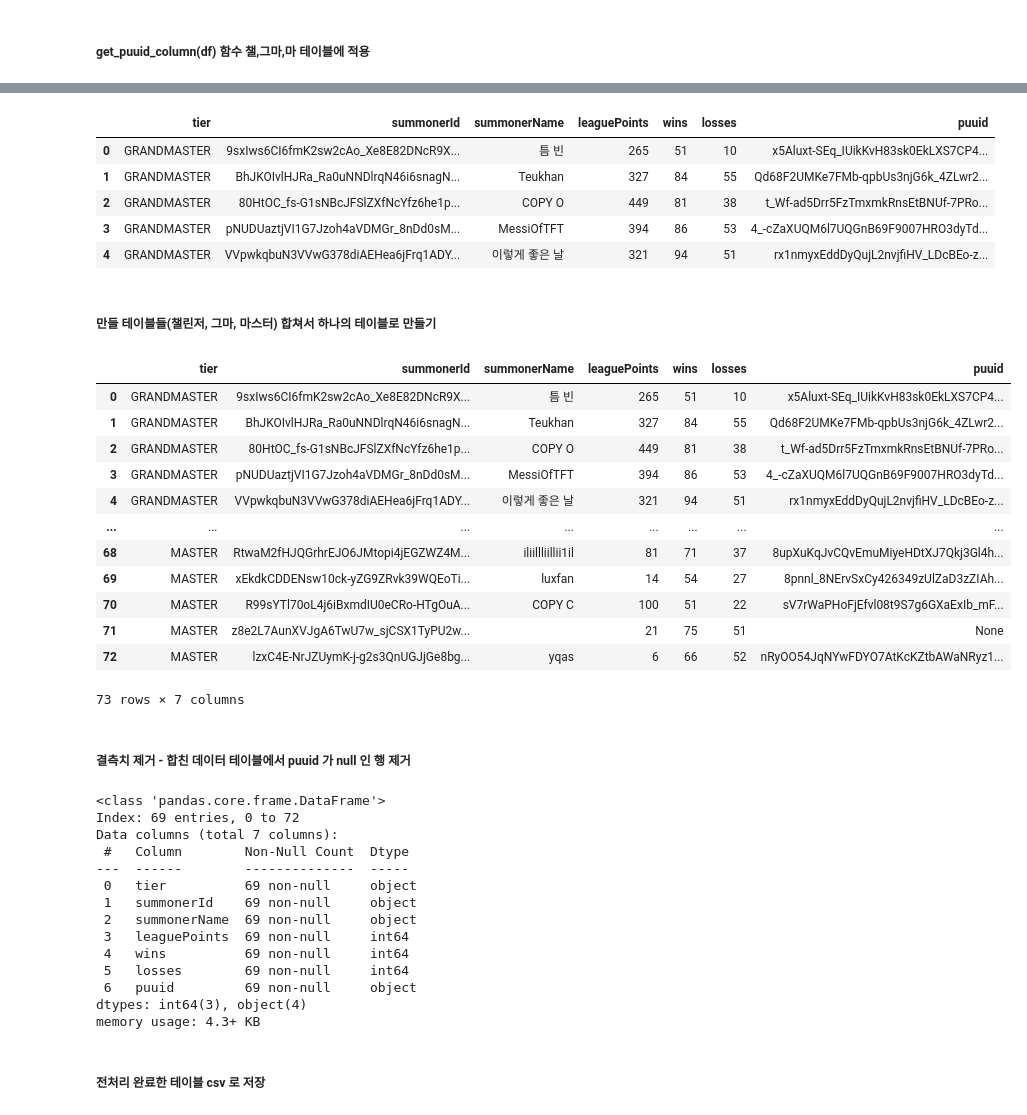
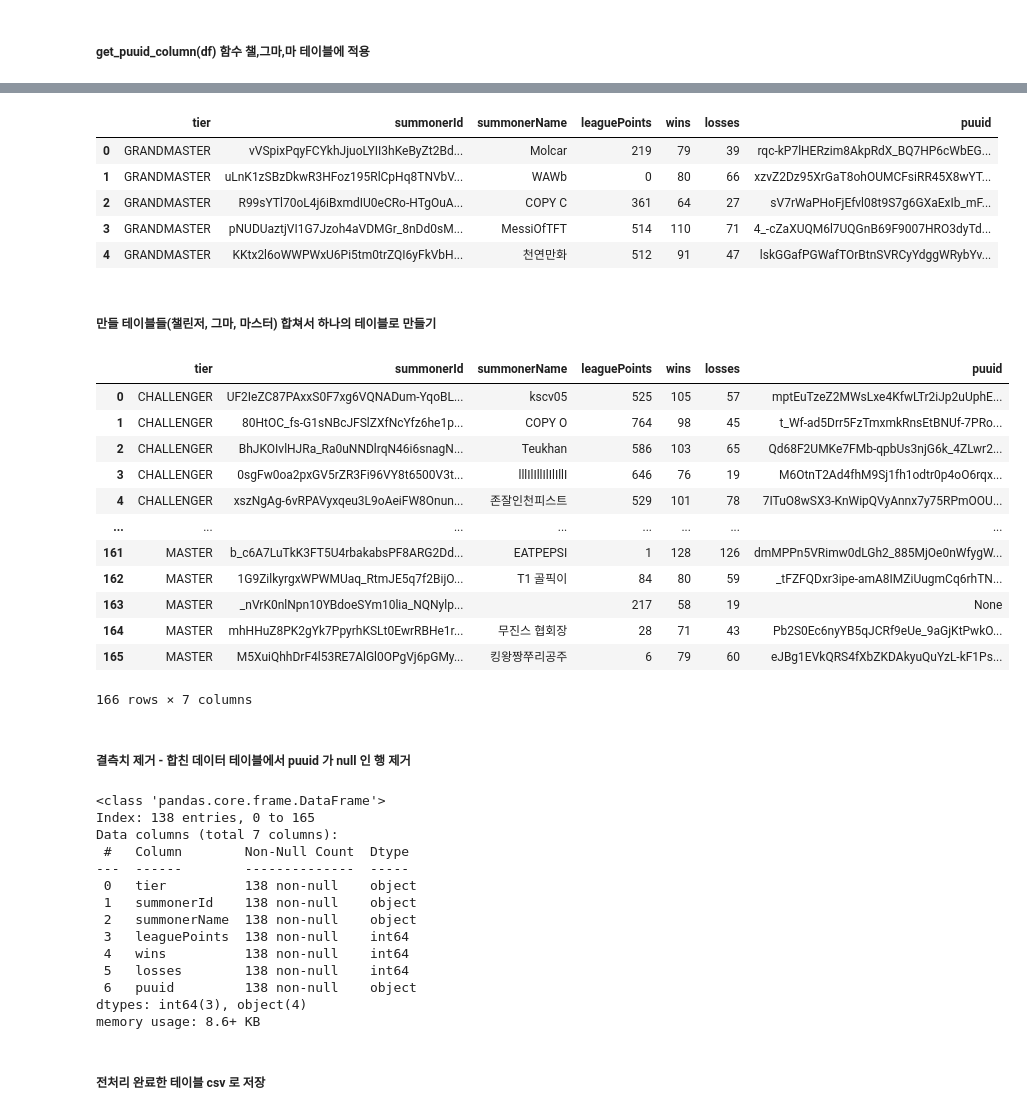
Before and after one commit to interspace719/Final-Project-A09-, a Jupyter notebook: 1. make TFT ranker puuid table.ipynb, the cells around one changed output, grey strips where cells are left out. Saved outputs shown, nothing was run; the diff lists cells and outputs as text; code cells hidden in the pictures.

```diff
--- a/1. make TFT ranker puuid table.ipynb
+++ b/1. make TFT ranker puuid table.ipynb
@@ -13,7 +13,7 @@ pd.set_option('display.max_colwidth', None) ## 셀 최대 너비 제한 해제
 #### 기본 키 저장 + baser URL 저장 + request header 저장
 # %%
 # api_key 저장
-api_key = 'RGAPI-b2bd2659-5fb4-4be0-821a-e3af369cc138' ## 만료되면 갱신해줘야함 거의 하루마다
+api_key = 'RGAPI-ca44b272-60ec-4589-8980-8f28e65ca212' ## 만료되면 갱신해줘야함 거의 하루마다
 
 # request header 저장
 request_header = {
@@ -92,7 +92,7 @@ def json_normalize_and_dropna(df):
 ##### 챌린저, 그랜드 마스터, 마스터 유저 정보 데이터 프레임에 함수 적용
 # %%
 # challenger df 결측치 제거 및 json normalize
-# challenger_df = json_normalize_and_dropna(challenger_df) ## 현재 챌린저가 없어서 에러 발생하므로 주석 처리함
+challenger_df = json_normalize_and_dropna(challenger_df)
 
 # grandmaster df 결측치 제거 및 json normalize
 grandmaster_df = json_normalize_and_dropna(grandmaster_df)
@@ -195,34 +234,32 @@ Error getting PUUID for summoner '': 'puuid'
 grandmaster_df.head()
 # %% [output]
 |  | tier | summonerId | summonerName | leaguePoints | wins | losses | puuid |
-| 0 | GRANDMASTER | 9sxIws6CI6fmK2sw2cAo_Xe8E82DNcR9X... | 틈 빈 | 265 | 51 | 10 | x5Aluxt-SEq_IUikKvH83sk0EkLXS7CP4... |
-| 1 | GRANDMASTER | BhJKOIvlHJRa_Ra0uNNDlrqN46i6snagN... | Teukhan | 327 | 84 | 55 | Qd68F2UMKe7FMb-qpbUs3njG6k_4ZLwr2... |
-| 2 | GRANDMASTER | 80HtOC_fs-G1sNBcJFSlZXfNcYfz6he1p... | COPY O | 449 | 81 | 38 | t_Wf-ad5Drr5FzTmxmkRnsEtBNUf-7PRo... |
-| 3 | GRANDMASTER | pNUDUaztjVI1G7Jzoh4aVDMGr_8nDd0sM... | MessiOfTFT | 394 | 86 | 53 | 4_-cZaXUQM6l7UQGnB69F9007HRO3dyTd... |
-| 4 | GRANDMASTER | VVpwkqbuN3VVwG378diAEHea6jFrq1ADY... | 이렇게 좋은 날 | 321 | 94 | 51 | rx1nmyxEddDyQujL2nvjfiHV_LDcBEo-z... |
+| 0 | GRANDMASTER | vVSpixPqyFCYkhJjuoLYII3hKeByZt2Bd... | Molcar | 219 | 79 | 39 | rqc-kP7lHERzim8AkpRdX_BQ7HP6cWbEG... |
+| 1 | GRANDMASTER | uLnK1zSBzDkwR3HFoz195RlCpHq8TNVbV... | WAWb | 0 | 80 | 66 | xzvZ2Dz95XrGaT8ohOUMCFsiRR45X8wYT... |
+| 2 | GRANDMASTER | R99sYTl70oL4j6iBxmdIU0eCRo-HTgOuA... | COPY C | 361 | 64 | 27 | sV7rWaPHoFjEfvl08t9S7g6GXaExIb_mF... |
+| 3 | GRANDMASTER | pNUDUaztjVI1G7Jzoh4aVDMGr_8nDd0sM... | MessiOfTFT | 514 | 110 | 71 | 4_-cZaXUQM6l7UQGnB69F9007HRO3dyTd... |
+| 4 | GRANDMASTER | KKtx2l6oWWPWxU6Pi5tm0trZQI6yFkVbH... | 천연만화 | 512 | 91 | 47 | lskGGafPGWafTOrBtnSVRCyYdggWRybYv... |
 # %% [markdown]
 ##### 만들 테이블들(챌린저, 그마, 마스터) 합쳐서 하나의 테이블로 만들기
 # %%
 # 챌린저 티어 유저 생기면 아래에 있는 쿼리 주석 제거하고 사용
-#combined_df = pd.concat([challenger_df, grandmaster_df, master_df], ignore_index=True)
-
-combined_df = pd.concat([grandmaster_df, master_df], ignore_index=True)
+combined_df = pd.concat([challenger_df, grandmaster_df, master_df], ignore_index=True)
 
 combined_df
 # %% [output]
 |  | tier | summonerId | summonerName | leaguePoints | wins | losses | puuid |
-| 0 | GRANDMASTER | 9sxIws6CI6fmK2sw2cAo_Xe8E82DNcR9X... | 틈 빈 | 265 | 51 | 10 | x5Aluxt-SEq_IUikKvH83sk0EkLXS7CP4... |
-| 1 | GRANDMASTER | BhJKOIvlHJRa_Ra0uNNDlrqN46i6snagN... | Teukhan | 327 | 84 | 55 | Qd68F2UMKe7FMb-qpbUs3njG6k_4ZLwr2... |
-| 2 | GRANDMASTER | 80HtOC_fs-G1sNBcJFSlZXfNcYfz6he1p... | COPY O | 449 | 81 | 38 | t_Wf-ad5Drr5FzTmxmkRnsEtBNUf-7PRo... |
-| 3 | GRANDMASTER | pNUDUaztjVI1G7Jzoh4aVDMGr_8nDd0sM... | MessiOfTFT | 394 | 86 | 53 | 4_-cZaXUQM6l7UQGnB69F9007HRO3dyTd... |
-| 4 | GRANDMASTER | VVpwkqbuN3VVwG378diAEHea6jFrq1ADY... | 이렇게 좋은 날 | 321 | 94 | 51 | rx1nmyxEddDyQujL2nvjfiHV_LDcBEo-z... |
+| 0 | CHALLENGER | UF2IeZC87PAxxS0F7xg6VQNADum-YqoBL... | kscv05 | 525 | 105 | 57 | mptEuTzeZ2MWsLxe4KfwLTr2iJp2uUphE... |
+| 1 | CHALLENGER | 80HtOC_fs-G1sNBcJFSlZXfNcYfz6he1p... | COPY O | 764 | 98 | 45 | t_Wf-ad5Drr5FzTmxmkRnsEtBNUf-7PRo... |
+| 2 | CHALLENGER | BhJKOIvlHJRa_Ra0uNNDlrqN46i6snagN... | Teukhan | 586 | 103 | 65 | Qd68F2UMKe7FMb-qpbUs3njG6k_4ZLwr2... |
+| 3 | CHALLENGER | 0sgFw0oa2pxGV5rZR3Fi96VY8t6500V3t... | lllIlIllIlIlIllI | 646 | 76 | 19 | M6OtnT2Ad4fhM9Sj1fh1odtr0p4oO6rqx... |
+| 4 | CHALLENGER | xszNgAg-6vRPAVyxqeu3L9oAeiFW8Onun... | 존잘인천피스트 | 529 | 101 | 78 | 7ITuO8wSX3-KnWipQVyAnnx7y75RPmOOU... |
 | ... | ... | ... | ... | ... | ... | ... | ... |
-| 68 | MASTER | RtwaM2fHJQGrhrEJO6JMtopi4jEGZWZ4M... | iliillliillii1il | 81 | 71 | 37 | 8upXuKqJvCQvEmuMiyeHDtXJ7Qkj3Gl4h... |
-| 69 | MASTER | xEkdkCDDENsw10ck-yZG9ZRvk39WQEoTi... | luxfan | 14 | 54 | 27 | 8pnnl_8NErvSxCy426349zUlZaD3zZIAh... |
-| 70 | MASTER | R99sYTl70oL4j6iBxmdIU0eCRo-HTgOuA... | COPY C | 100 | 51 | 22 | sV7rWaPHoFjEfvl08t9S7g6GXaExIb_mF... |
-| 71 | MASTER | z8e2L7AunXVJgA6TwU7w_sjCSX1TyPU2w... |  | 21 | 75 | 51 | None |
-| 72 | MASTER | lzxC4E-NrJZUymK-j-g2s3QnUGJjGe8bg... | yqas | 6 | 66 | 52 | nRyOO54JqNYwFDYO7AtKcKZtbAWaNRyz1... |
+| 161 | MASTER | b_c6A7LuTkK3FT5U4rbakabsPF8ARG2Dd... | EATPEPSI | 1 | 128 | 126 | dmMPPn5VRimw0dLGh2_885MjOe0nWfygW... |
+| 162 | MASTER | 1G9ZilkyrgxWPWMUaq_RtmJE5q7f2BijO... | T1 골픽이 | 84 | 80 | 59 | _tFZFQDxr3ipe-amA8IMZiUugmCq6rhTN... |
+| 163 | MASTER | _nVrK0nlNpn10YBdoeSYm10lia_NQNylp... |  | 217 | 58 | 19 | None |
+| 164 | MASTER | mhHHuZ8PK2gYk7PpyrhKSLt0EwrRBHe1r... | 무진스 협회장 | 28 | 71 | 43 | Pb2S0Ec6nyYB5qJCRf9eUe_9aGjKtPwkO... |
+| 165 | MASTER | M5XuiQhhDrF4l53RE7AlGl0OPgVj6pGMy... | 킹왕짱쭈리공주 | 6 | 79 | 60 | eJBg1EVkQRS4fXbZKDAkyuQuYzL-kF1Ps... |
-73 rows × 7 columns
+166 rows × 7 columns
 # %% [markdown]
 ##### 결측치 제거 - 합친 데이터 테이블에서 puuid 가 null 인 행 제거
 # %%
@@ -231,19 +268,19 @@ combined_df = combined_df.dropna(subset=['puuid'])
 combined_df.info()
 # %% [output]
 <class 'pandas.core.frame.DataFrame'>
-Index: 69 entries, 0 to 72
+Index: 138 entries, 0 to 165
 Data columns (total 7 columns):
  #   Column        Non-Null Count  Dtype
 ---  ------        --------------  -----
- 0   tier          69 non-null     object
- 1   summonerId    69 non-null     object
- 2   summonerName  69 non-null     object
- 3   leaguePoints  69 non-null     int64
- 4   wins          69 non-null     int64
- 5   losses        69 non-null     int64
- 6   puuid         69 non-null     object
+ 0   tier          138 non-null    object
+ 1   summonerId    138 non-null    object
+ 2   summonerName  138 non-null    object
+ 3   leaguePoints  138 non-null    int64
+ 4   wins          138 non-null    int64
+ 5   losses        138 non-null    int64
+ 6   puuid         138 non-null    object
 dtypes: int64(3), object(4)
-memory usage: 4.3+ KB
+memory usage: 8.6+ KB
 # %% [markdown]
 ##### 전처리 완료한 테이블 csv 로 저장
 # %%
```
Also changed, not shown: parts of 7 cells of this notebook, 6 other files.
